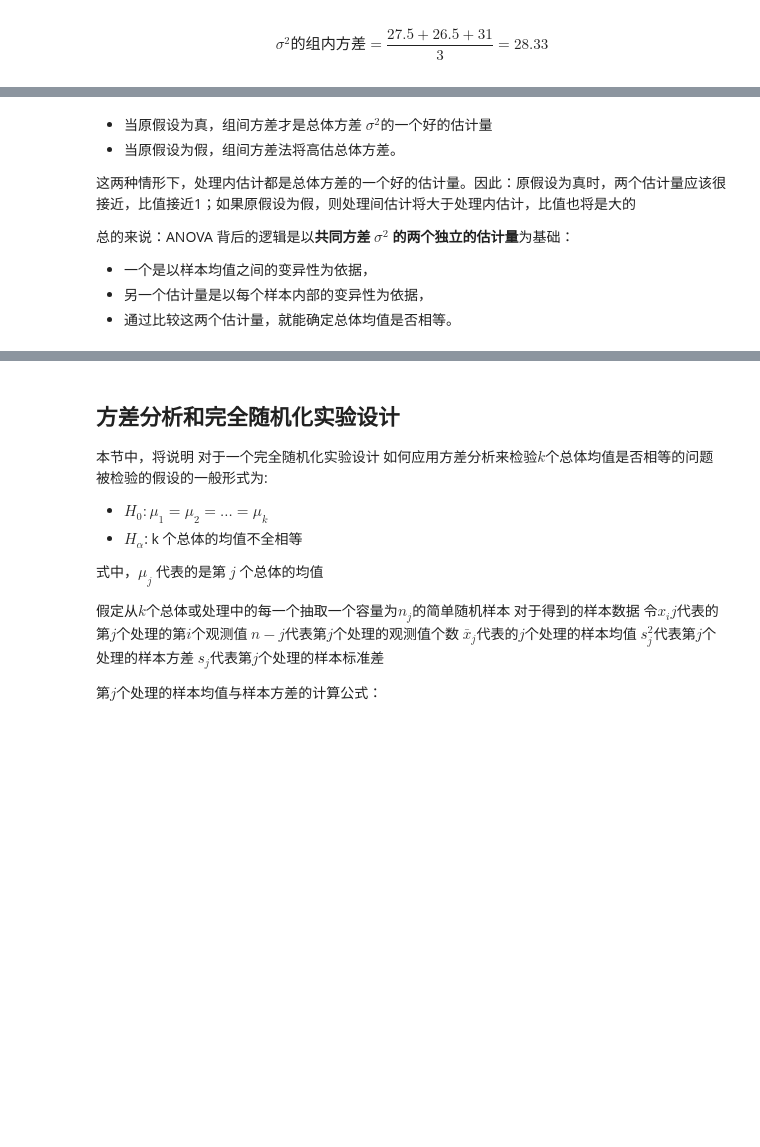
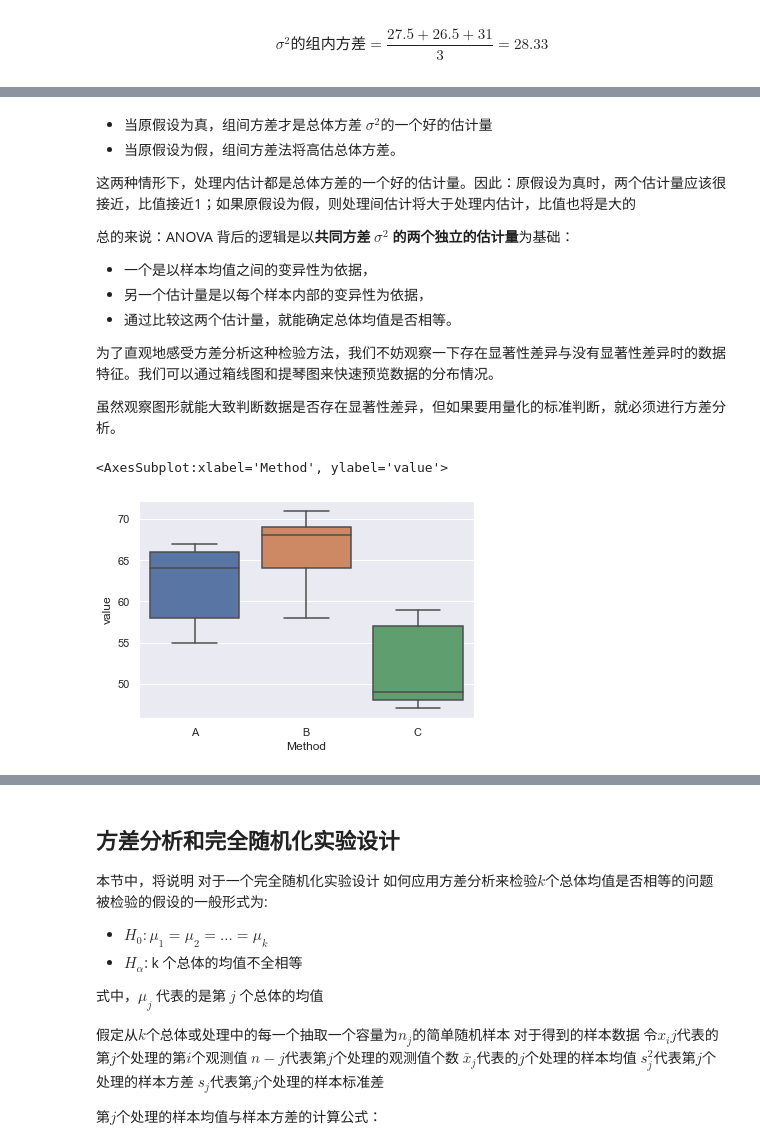
Before and after one commit to StephenehpetS/Statistics_For_Business_and_Economics_13th_Edition, a Jupyter notebook: 13 实验设计与方差分析.ipynb, the cells around one changed output, grey strips where cells are left out. Saved outputs shown, nothing was run; the diff lists cells and outputs as text; code cells hidden in the pictures; blank space fills up the shorter version.

```diff
--- a/13 实验设计与方差分析.ipynb
+++ b/13 实验设计与方差分析.ipynb
@@ -229,3 +244,13 @@ chemitech.var().mean()
 - 一个是以样本均值之间的变异性为依据，
 - 另一个估计量是以每个样本内部的变异性为依据，
 - 通过比较这两个估计量，就能确定总体均值是否相等。
+
+为了直观地感受方差分析这种检验方法，我们不妨观察一下存在显著性差异与没有显著性差异时的数据特征。我们可以通过箱线图和提琴图来快速预览数据的分布情况。
+
+虽然观察图形就能大致判断数据是否存在显著性差异，但如果要用量化的标准判断，就必须进行方差分析。
+# %%
+# 绘出箱形图
+sns.boxplot(x = "Method",y = "value", data = chemitechcleaned)
+# %% [output]
+<AxesSubplot:xlabel='Method', ylabel='value'>
+[figure, added]
```
Also changed, not shown: parts of 107 cells of this notebook, 24 other files.
